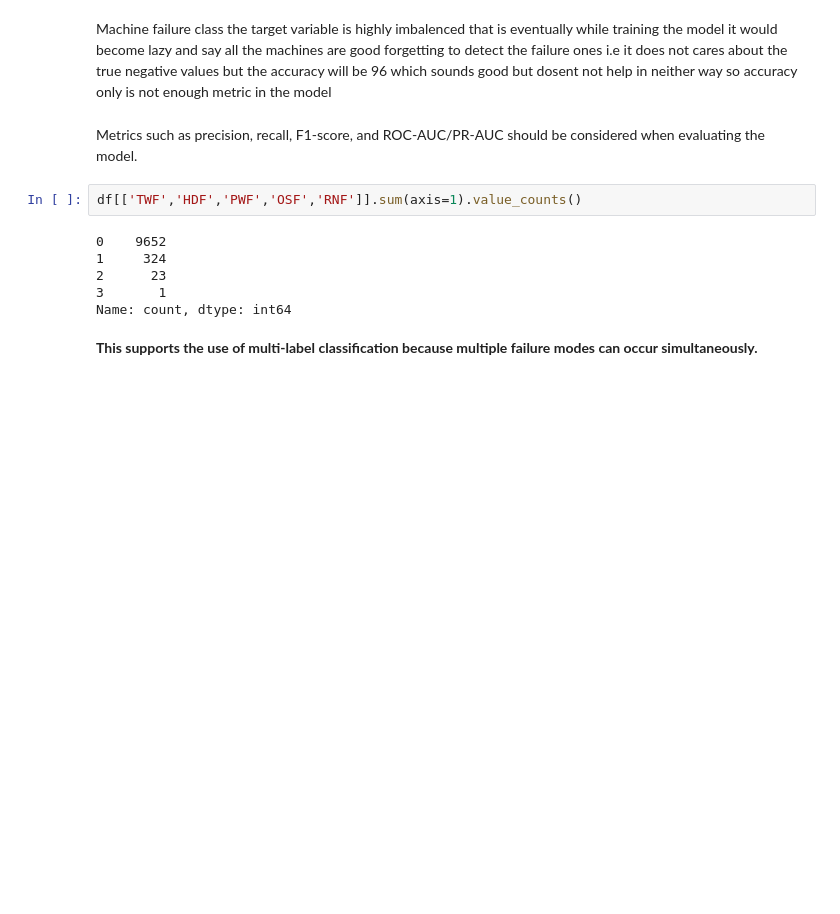
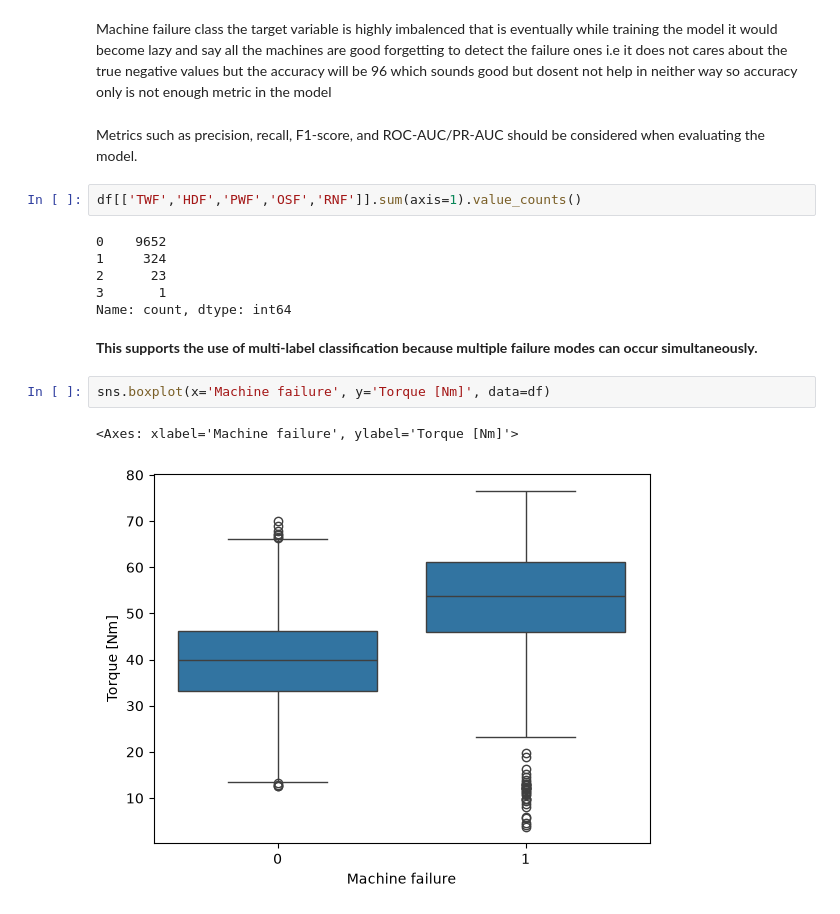
Before and after one commit to sanjayofficialworks-ai/predictive-maintance, a Jupyter notebook: notebooks/eda.ipynb, the cells around one changed output. Drawn from its saved outputs; the diff is of its cells as text; blank space fills up the shorter version.

Commit message:
EDA: failure-vs-healthy comparisons and feature validation

```diff
--- a/notebooks/eda.ipynb
+++ b/notebooks/eda.ipynb
@@ -225,3 +225,8 @@ df[['TWF','HDF','PWF','OSF','RNF']].sum(axis=1).value_counts()
 Name: count, dtype: int64
 # %% [markdown]
 **This supports the use of multi-label classification because multiple failure modes can occur simultaneously.**
+# %%
+sns.boxplot(x='Machine failure', y='Torque [Nm]', data=df)
+# %% [output]
+<Axes: xlabel='Machine failure', ylabel='Torque [Nm]'>
+[figure, added]
```
Also changed, not shown: parts of 2 cells of this notebook.
